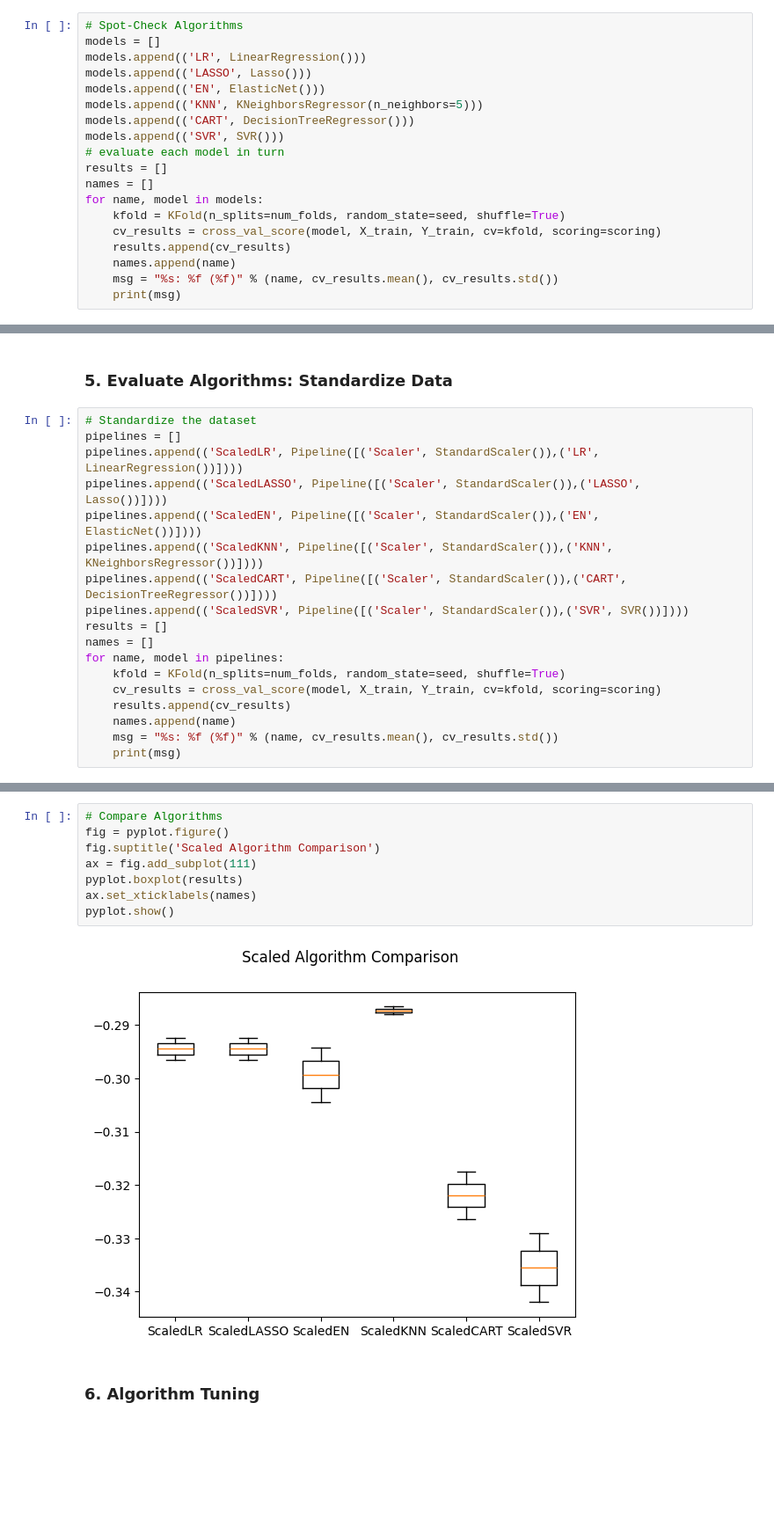
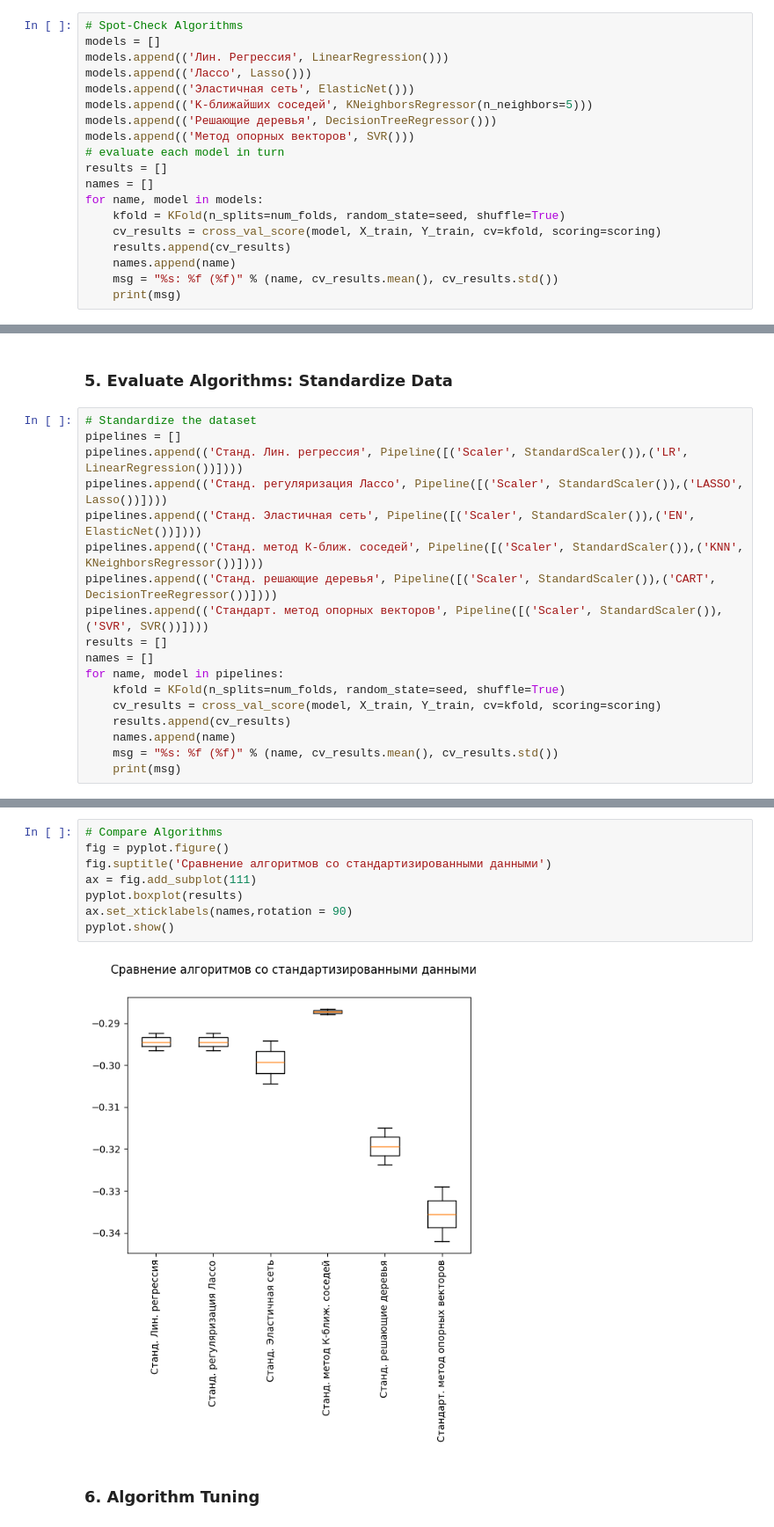
Before and after one commit to VondyBland/diplomopiska, a Jupyter notebook: proper_eda/ML1.ipynb, the cells around one changed output, grey strips where cells are left out. Shown: that part at 88% size. Saved outputs shown, nothing was run; the diff lists cells and outputs as text; blank space fills up the shorter version.

```diff
--- a/proper_eda/ML1.ipynb
+++ b/proper_eda/ML1.ipynb
@@ -52,12 +52,12 @@ scoring = 'neg_mean_absolute_percentage_error'
 # %%
 # Spot-Check Algorithms
 models = []
-models.append(('LR', LinearRegression()))
-models.append(('LASSO', Lasso()))
-models.append(('EN', ElasticNet()))
-models.append(('KNN', KNeighborsRegressor(n_neighbors=5)))
-models.append(('CART', DecisionTreeRegressor()))
-models.append(('SVR', SVR()))
+models.append(('Лин. Регрессия', LinearRegression()))
+models.append(('Лассо', Lasso()))
+models.append(('Эластичная сеть', ElasticNet()))
+models.append(('K-ближайших соседей', KNeighborsRegressor(n_neighbors=5)))
+models.append(('Решающие деревья', DecisionTreeRegressor()))
+models.append(('Метод опорных векторов', SVR()))
 # evaluate each model in turn
 results = []
 names = []
@@ -90,17 +90,17 @@ pyplot.show()
 # %%
 # Standardize the dataset
 pipelines = []
-pipelines.append(('ScaledLR', Pipeline([('Scaler', StandardScaler()),('LR',
+pipelines.append(('Станд. Лин. регрессия', Pipeline([('Scaler', StandardScaler()),('LR',
 LinearRegression())])))
-pipelines.append(('ScaledLASSO', Pipeline([('Scaler', StandardScaler()),('LASSO',
+pipelines.append(('Станд. регуляризация Лассо', Pipeline([('Scaler', StandardScaler()),('LASSO',
 Lasso())])))
-pipelines.append(('ScaledEN', Pipeline([('Scaler', StandardScaler()),('EN',
+pipelines.append(('Станд. Эластичная сеть', Pipeline([('Scaler', StandardScaler()),('EN',
 ElasticNet())])))
-pipelines.append(('ScaledKNN', Pipeline([('Scaler', StandardScaler()),('KNN',
+pipelines.append(('Станд. метод К-ближ. соседей', Pipeline([('Scaler', StandardScaler()),('KNN',
 KNeighborsRegressor())])))
-pipelines.append(('ScaledCART', Pipeline([('Scaler', StandardScaler()),('CART',
+pipelines.append(('Станд. решающие деревья', Pipeline([('Scaler', StandardScaler()),('CART',
 DecisionTreeRegressor())])))
-pipelines.append(('ScaledSVR', Pipeline([('Scaler', StandardScaler()),('SVR', SVR())])))
+pipelines.append(('Стандарт. метод опорных векторов', Pipeline([('Scaler', StandardScaler()),('SVR', SVR())])))
 results = []
 names = []
 for name, model in pipelines:
@@ -120,13 +120,13 @@ ScaledSVR: -0.335535 (0.006461)
 # %%
 # Compare Algorithms
 fig = pyplot.figure()
-fig.suptitle('Scaled Algorithm Comparison')
+fig.suptitle('Сравнение алгоритмов со стандартизированными данными')
 ax = fig.add_subplot(111)
 pyplot.boxplot(results)
-ax.set_xticklabels(names)
+ax.set_xticklabels(names,rotation = 90)
 pyplot.show()
 # %% [output]
-[figure, old version]
+[figure, new version]
 # %% [markdown]
 ### 6. Algorithm Tuning
 # %%
```
Also changed, not shown: parts of 24 cells of this notebook, 11 other files.
